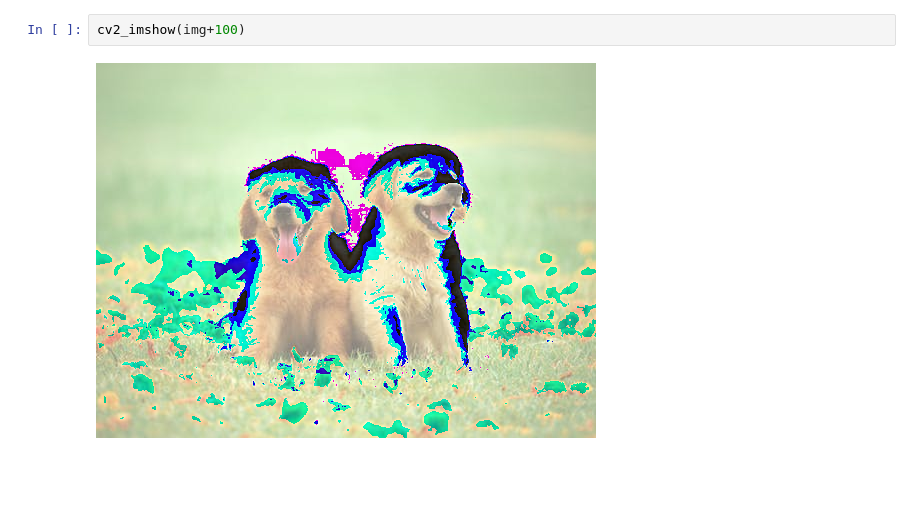
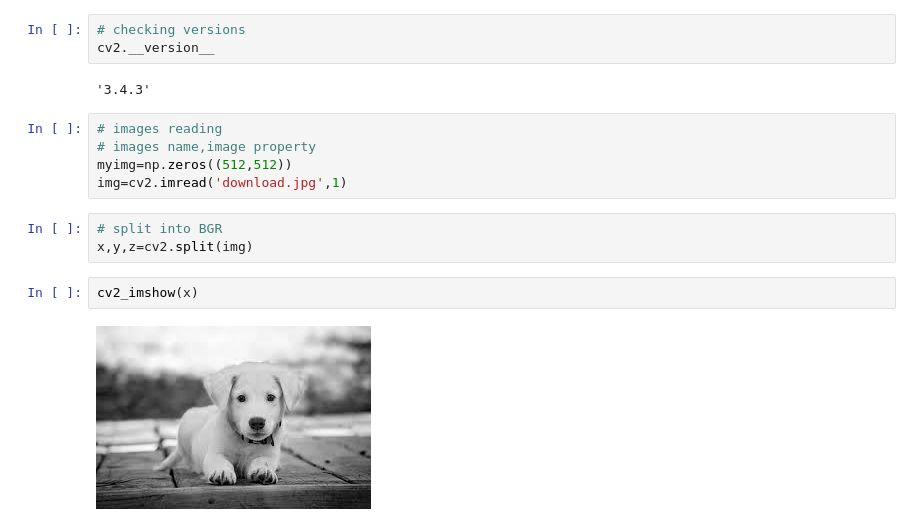
Before and after one commit to mukulsingh94868/ML-project, a Jupyter notebook: ImageProcessing.ipynb, the cells around one changed output. Drawn from its saved outputs; the diff is of its cells as text; blank space fills up the shorter version.

```diff
--- a/ImageProcessing.ipynb
+++ b/ImageProcessing.ipynb
@@ -50,4 +8,17 @@ cv2_imshow(img-50)
-# %%
-cv2_imshow(img+100)
-# %% [output]
-[figure, removed]
+# %%
+# checking versions
+cv2.__version__
+# %% [output]
+'3.4.3'
+# %%
+# images reading
+# images name,image property
+myimg=np.zeros((512,512))
+img=cv2.imread('download.jpg',1)
+# %%
+# split into BGR
+x,y,z=cv2.split(img)
+# %%
+cv2_imshow(x)
+# %% [output]
+[figure, added]
```
Also changed, not shown: parts of 8 cells of this notebook.
